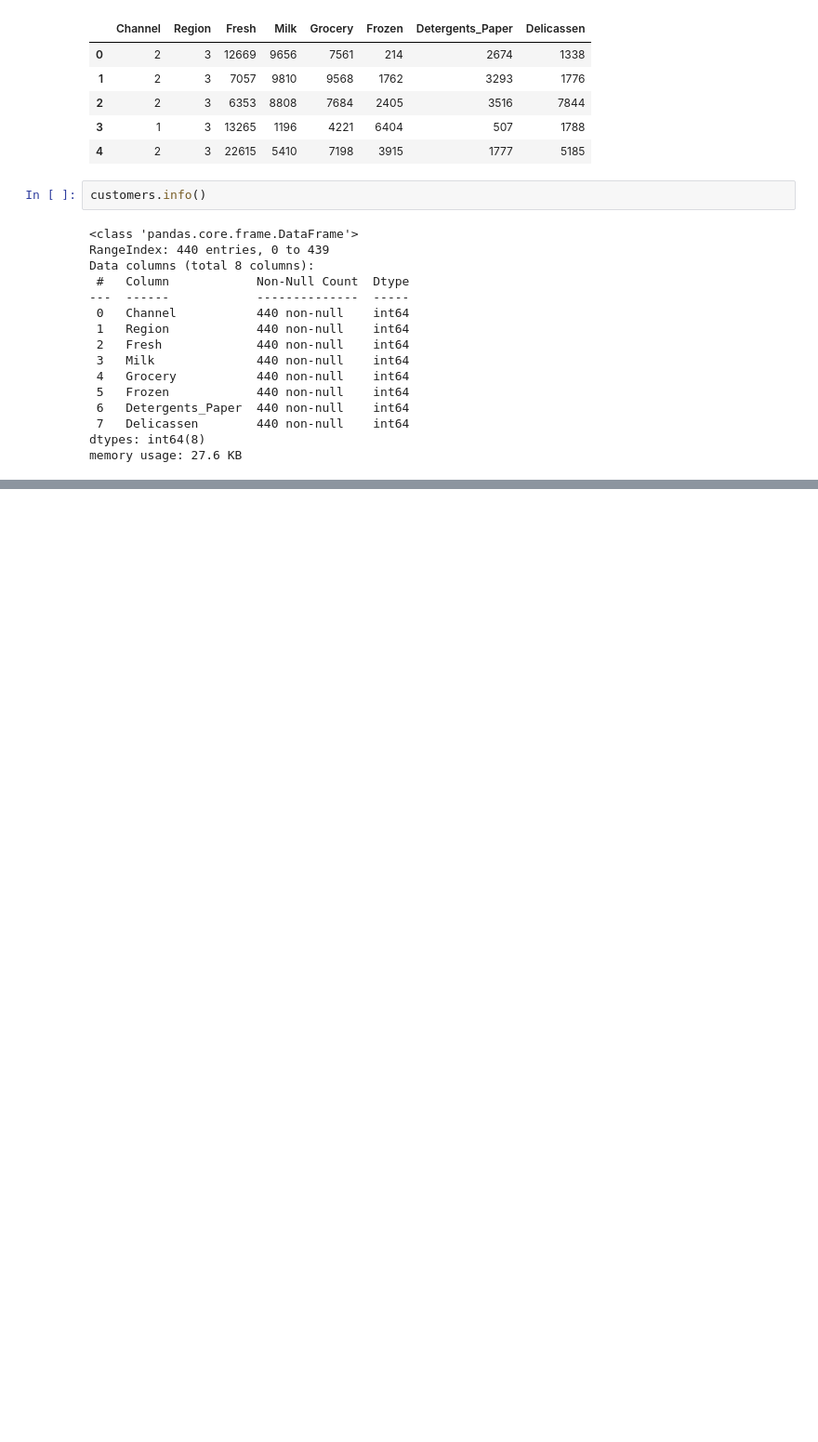
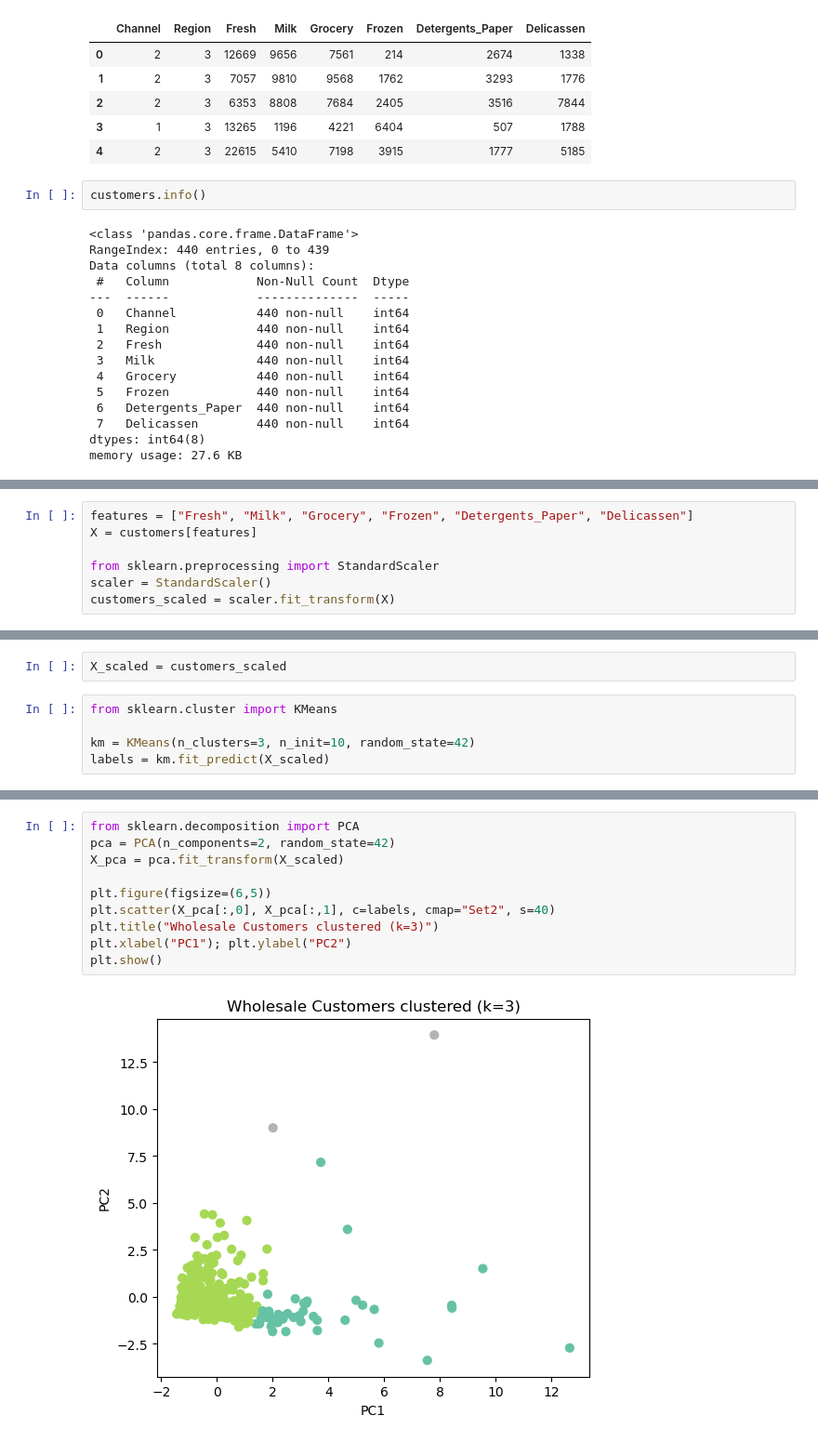
Before and after one commit to samathi-97/ML_kmean_customer_segmentation, a Jupyter notebook: kmean.ipynb, the cells around one changed output, grey strips where cells are left out. Shown at 93% size. Drawn from its saved outputs; the diff is of its cells as text; blank space fills up the shorter version.

```diff
--- a/kmean.ipynb
+++ b/kmean.ipynb
@@ -33,0 +67,7 @@ memory usage: 27.6 KB
+# %%
+features = ["Fresh", "Milk", "Grocery", "Frozen", "Detergents_Paper", "Delicassen"]
+X = customers[features]
+
+from sklearn.preprocessing import StandardScaler
+scaler = StandardScaler()
+customers_scaled = scaler.fit_transform(X)
@@ -33,0 +78,7 @@ memory usage: 27.6 KB
+# %%
+X_scaled = customers_scaled
+# %%
+from sklearn.cluster import KMeans
+
+km = KMeans(n_clusters=3, n_init=10, random_state=42)
+labels = km.fit_predict(X_scaled)
@@ -33,0 +102,12 @@ memory usage: 27.6 KB
+# %%
+from sklearn.decomposition import PCA
+pca = PCA(n_components=2, random_state=42)
+X_pca = pca.fit_transform(X_scaled)
+
+plt.figure(figsize=(6,5))
+plt.scatter(X_pca[:,0], X_pca[:,1], c=labels, cmap="Set2", s=40)
+plt.title("Wholesale Customers clustered (k=3)")
+plt.xlabel("PC1"); plt.ylabel("PC2")
+plt.show()
+# %% [output]
+[figure, added]
```
Also changed, not shown: parts of 9 cells of this notebook.
